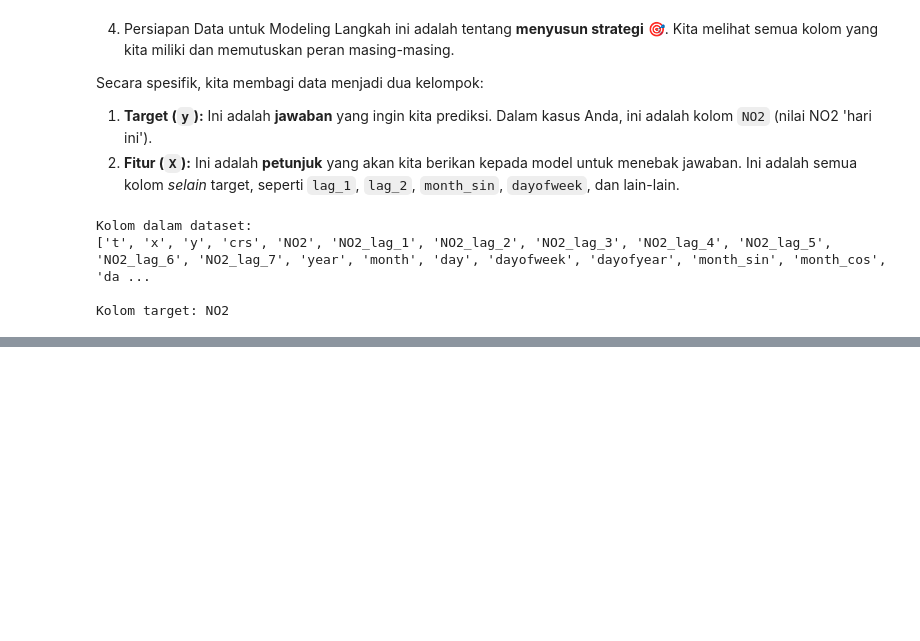
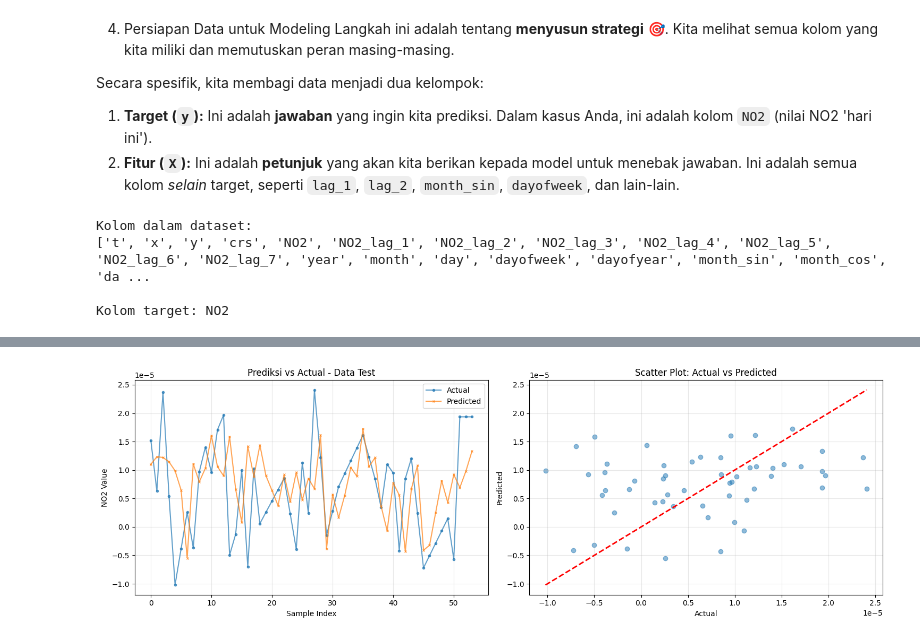
Before and after one commit to dhyos/PSD, a Jupyter notebook: _sources/DataCrawling.ipynb, the cells around one changed output, grey strips where cells are left out. Saved outputs shown, nothing was run; the diff lists cells and outputs as text; code cells hidden in the pictures; blank space fills up the shorter version.

```diff
--- a/_sources/DataCrawling.ipynb
+++ b/_sources/DataCrawling.ipynb
@@ -585,0 +698,9 @@ Kolom target: NO2
+# %%
+knn_model = KNeighborsRegressor(n_neighbors=3, weights='uniform', metric='euclidean')
+
+knn_model.fit(X_train_scaled, y_train)
+
+print("Model KNN Regression berhasil ditraining")
+print(f"Jumlah neighbors (k): {knn_model.n_neighbors}")
+print(f"Weights: {knn_model.weights}")
+print(f"Metric: {knn_model.metric}")
@@ -585,0 +728,7 @@ Kolom target: NO2
+# %%
+y_pred = knn_model.predict(X_test_scaled)
+
+y_train_pred = knn_model.predict(X_train_scaled)
+
+print("Prediksi berhasil dilakukan")
+print(f"Shape y_pred: {y_pred.shape}")
@@ -585,0 +820,27 @@ Kolom target: NO2
+# %%
+# Plot prediksi vs actual
+plt.figure(figsize=(15, 5))
+
+# Plot 1: Prediksi vs Actual pada data test
+plt.subplot(1, 2, 1)
+plt.plot(y_test.values, label='Actual', marker='o', markersize=3, alpha=0.7)
+plt.plot(y_pred, label='Predicted', marker='x', markersize=3, alpha=0.7)
+plt.xlabel('Sample Index')
+plt.ylabel('NO2 Value')
+plt.title('Prediksi vs Actual - Data Test')
+plt.legend()
+plt.grid(True, alpha=0.3)
+
+# Plot 2: Scatter plot actual vs predicted
+plt.subplot(1, 2, 2)
+plt.scatter(y_test, y_pred, alpha=0.5)
+plt.plot([y_test.min(), y_test.max()], [y_test.min(), y_test.max()], 'r--', lw=2)
+plt.xlabel('Actual')
+plt.ylabel('Predicted')
+plt.title('Scatter Plot: Actual vs Predicted')
+plt.grid(True, alpha=0.3)
+
+plt.tight_layout()
+plt.show()
+# %% [output]
+[figure, added]
```
Also changed, not shown: parts of 23 cells of this notebook, 6 other files.
